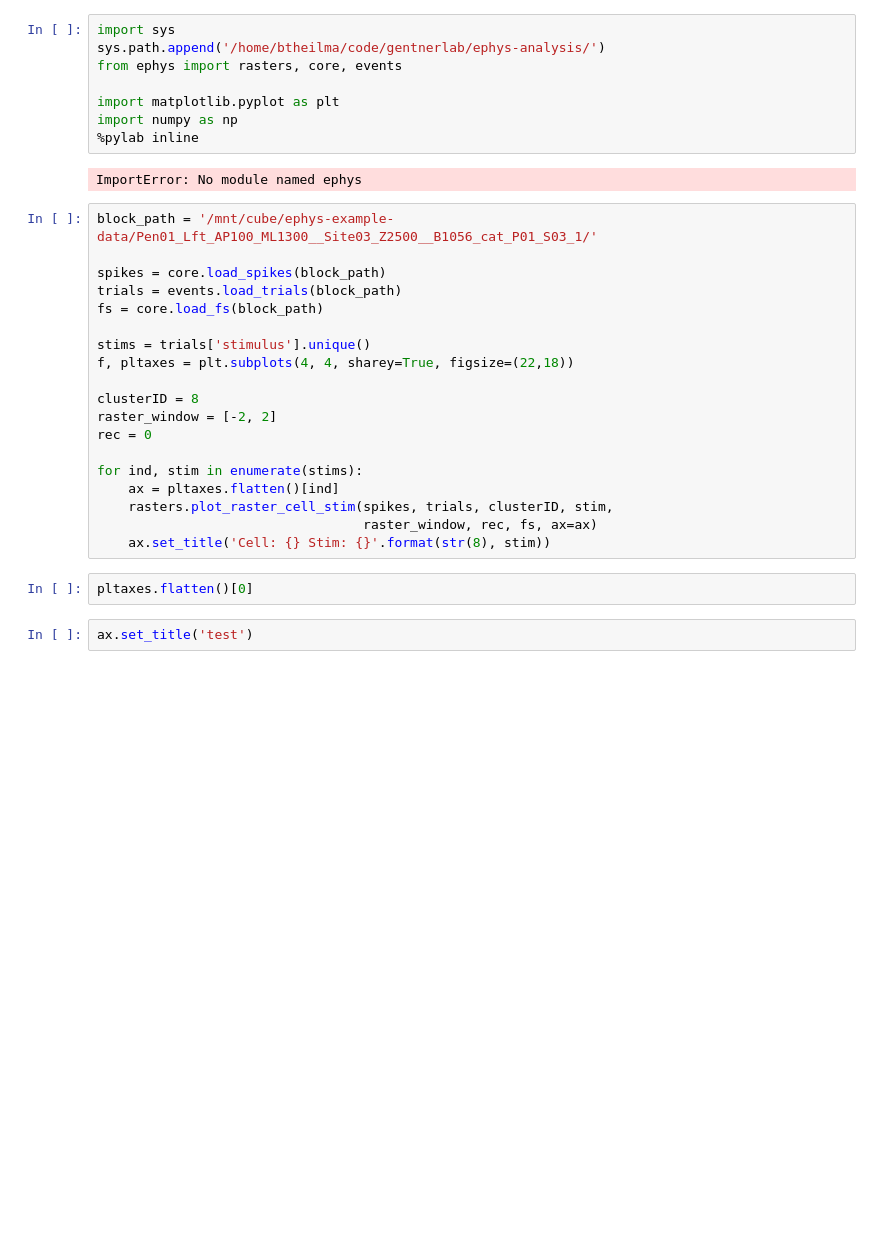
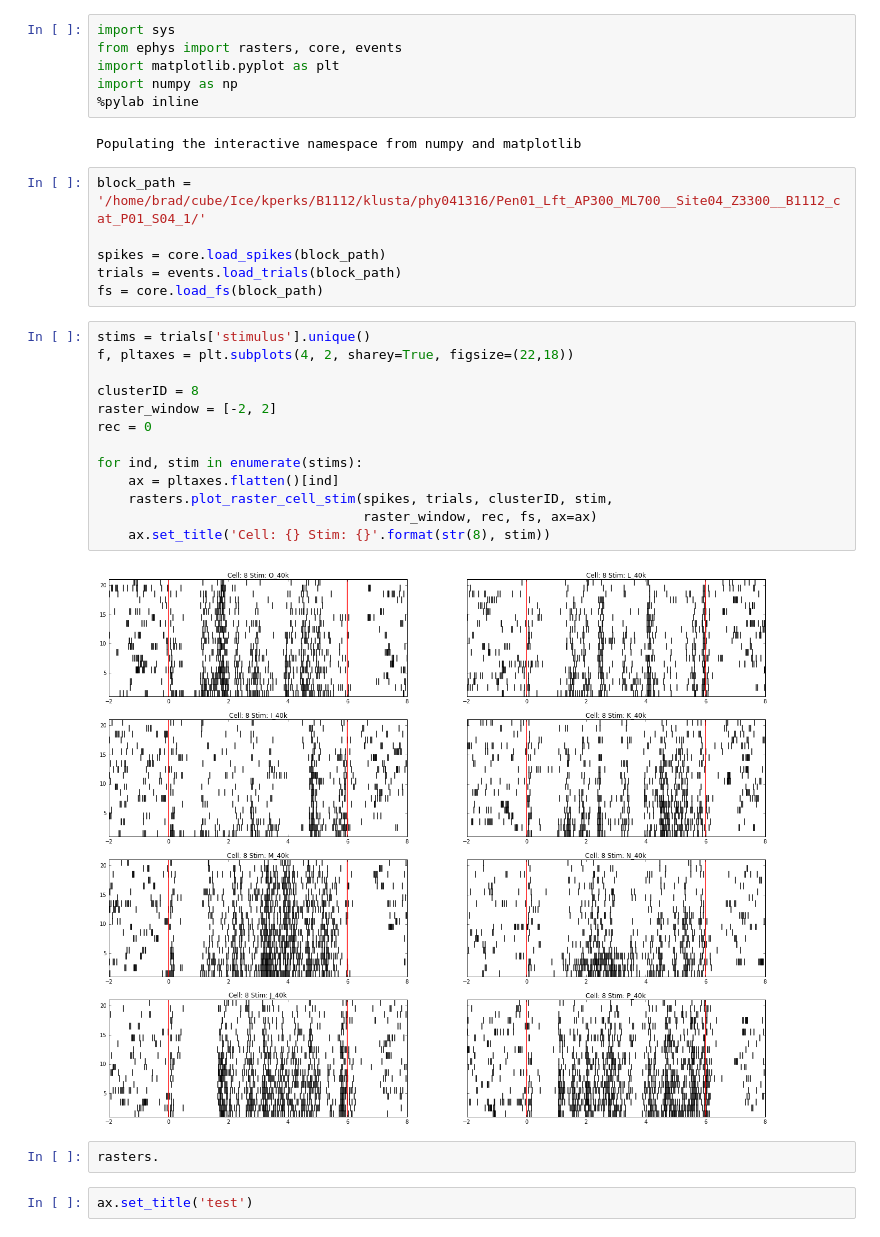
Before and after one commit to theilmbh/ephys-analysis, a Jupyter notebook: notebooks/example_rasters.ipynb, the cells around one changed output. Drawn from its saved outputs; the diff is of its cells as text; blank space fills up the shorter version.

```diff
--- a/notebooks/example_rasters.ipynb
+++ b/notebooks/example_rasters.ipynb
@@ -1,33 +1,33 @@
 # %%
 import sys
-sys.path.append('/home/btheilma/code/gentnerlab/ephys-analysis/')
 from ephys import rasters, core, events
-
 import matplotlib.pyplot as plt
 import numpy as np
 %pylab inline
 # %% [output]
-ImportError: No module named ephys
+Populating the interactive namespace from numpy and matplotlib
+# %%
+block_path = '/home/brad/cube/Ice/kperks/B1112/klusta/phy041316/Pen01_Lft_AP300_ML700__Site04_Z3300__B1112_cat_P01_S04_1/'
+
+spikes = core.load_spikes(block_path)
+trials = events.load_trials(block_path)
+fs = core.load_fs(block_path)
 # %%
-block_path = '/mnt/cube/ephys-example-data/Pen01_Lft_AP100_ML1300__Site03_Z2500__B1056_cat_P01_S03_1/'
-
-spikes = core.load_spikes(block_path)
-trials = events.load_trials(block_path)
-fs = core.load_fs(block_path)
-
 stims = trials['stimulus'].unique()
-f, pltaxes = plt.subplots(4, 4, sharey=True, figsize=(22,18))
+f, pltaxes = plt.subplots(4, 2, sharey=True, figsize=(22,18))
 
 clusterID = 8
 raster_window = [-2, 2]
 rec = 0
 
 for ind, stim in enumerate(stims):
     ax = pltaxes.flatten()[ind]
     rasters.plot_raster_cell_stim(spikes, trials, clusterID, stim,
                                   raster_window, rec, fs, ax=ax)
     ax.set_title('Cell: {} Stim: {}'.format(str(8), stim))
+# %% [output]
+[figure, added]
-# %%
-pltaxes.flatten()[0]
+# %%
+rasters.
 # %%
 ax.set_title('test')
```
Also changed, not shown: 1 other file.
